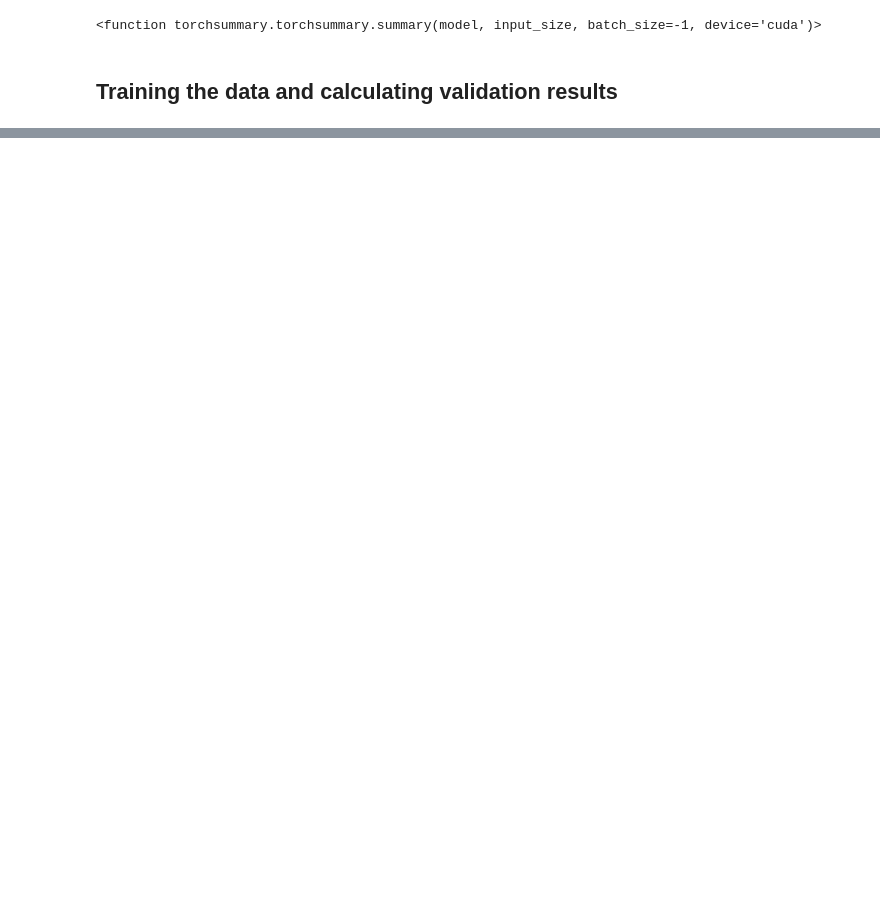
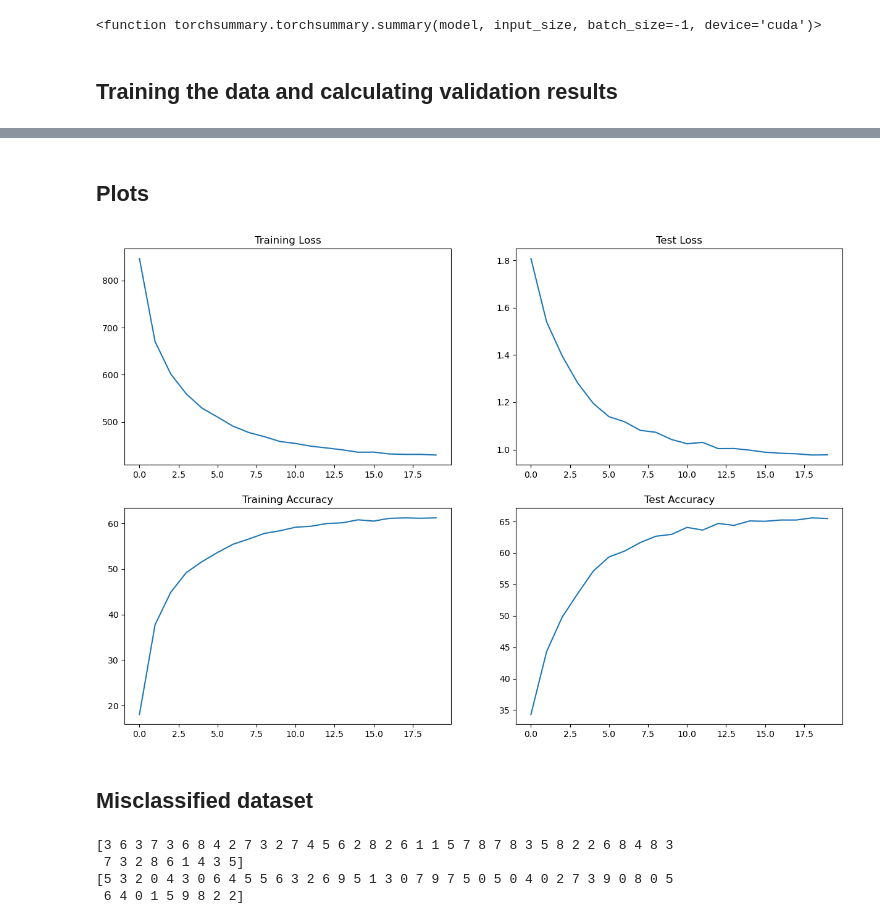
Before and after one commit to JVaishnavi/ERA_assgn8, a Jupyter notebook: notebook_LN.ipynb, the cells around one changed output, grey strips where cells are left out. Cells and saved outputs as stored; diff of their text form; code cells hidden in the pictures; blank space fills up the shorter version.

```diff
--- a/notebook_LN.ipynb
+++ b/notebook_LN.ipynb
@@ -140,0 +168,8 @@ Epoch 1
+# %% [markdown]
+## Plots
+# %%
+plot_loss(train_losses, train_acc, test_losses, test_acc)
+# %% [output]
+[figure, added]
+# %% [markdown]
+## Misclassified dataset
@@ -140,0 +192,8 @@ Epoch 1
+# %%
+print(incorrect_labels[0])
+print(incorrect_pred[0])
+# %% [output]
+[3 6 3 7 3 6 8 4 2 7 3 2 7 4 5 6 2 8 2 6 1 1 5 7 8 7 8 3 5 8 2 2 6 8 4 8 3
+ 7 3 2 8 6 1 4 3 5]
+[5 3 2 0 4 3 0 6 4 5 5 6 3 2 6 9 5 1 3 0 7 9 7 5 0 5 0 4 0 2 7 3 9 0 8 0 5
+ 6 4 0 1 5 9 8 2 2]
```
Also changed, not shown: parts of 7 cells of this notebook, 1 other file.
